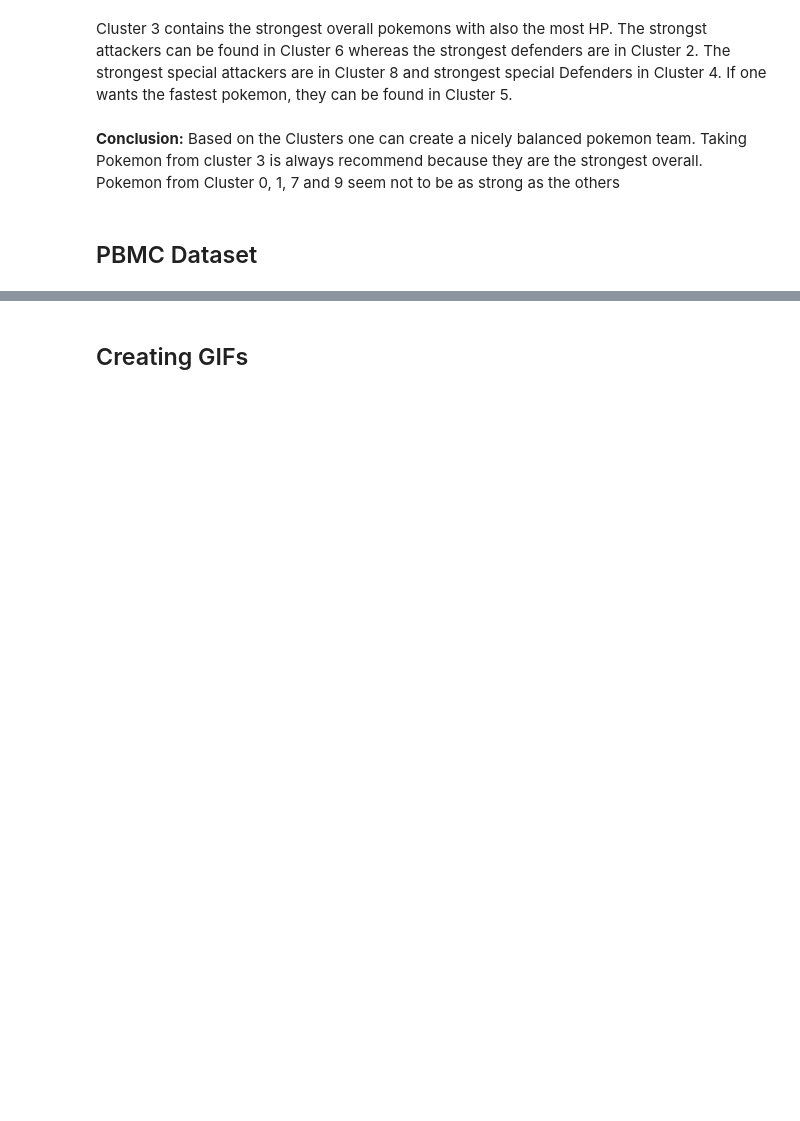
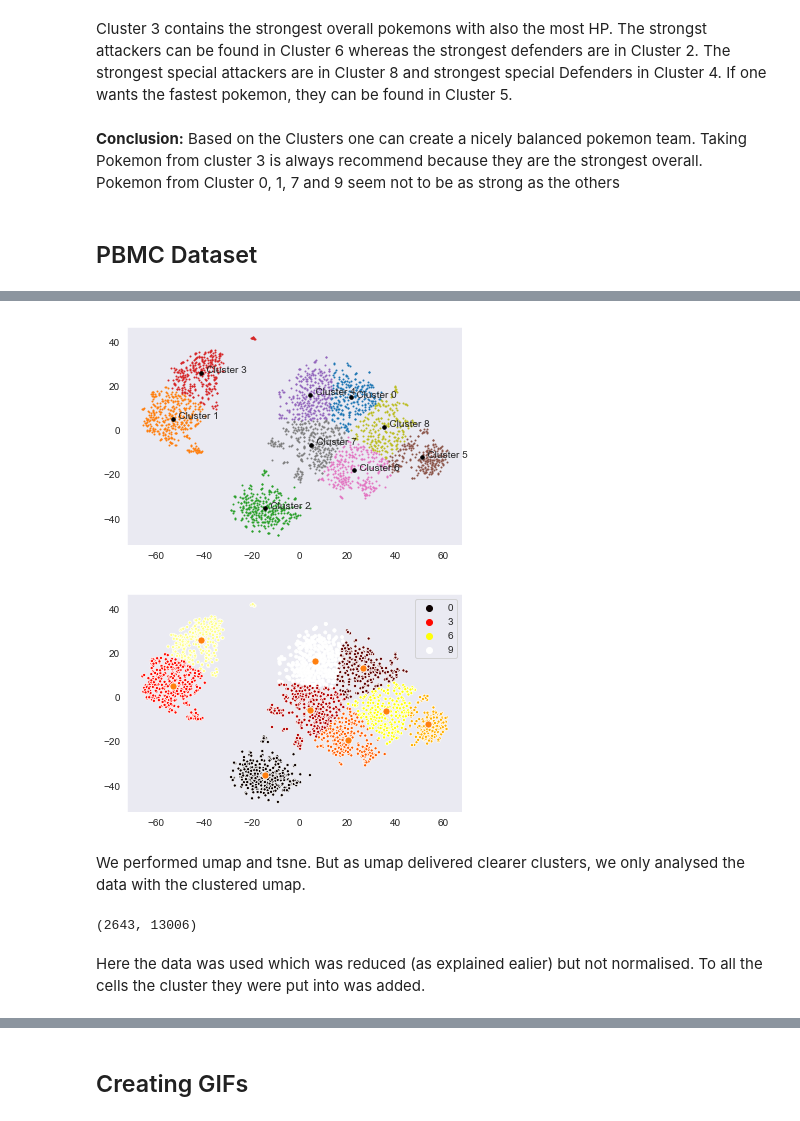
Before and after one commit to datascience-mobi/project-04-group-04, a Jupyter notebook: Group 04-04 KMeans Clustering.ipynb, the cells around one changed output, grey strips where cells are left out. Saved outputs shown, nothing was run; the diff lists cells and outputs as text; code cells hidden in the pictures; blank space fills up the shorter version.

```diff
--- a/Group 04-04 KMeans Clustering.ipynb
+++ b/Group 04-04 KMeans Clustering.ipynb
@@ -482,0 +538,9 @@ Cluster 3 contains the strongest overall pokemons with also the most HP. The str
+# %%
+km_tsne = cl.Kmeans(k=9).fit(processed_data_tsne)
+u.plot(km_tsne)
+u.plot_seaborn(processed_data_tsne, ks=9, methods="++")
+# %% [output]
+[figure, added]
+[figure, added]
+# %% [markdown]
+We performed umap and tsne. But as umap delivered clearer clusters, we only analysed the data with the clustered umap.
@@ -482,0 +549,4 @@ Cluster 3 contains the strongest overall pokemons with also the most HP. The str
+# %%
+minimised_data.shape
+# %% [output]
+(2643, 13006)
@@ -482,0 +555,2 @@ Cluster 3 contains the strongest overall pokemons with also the most HP. The str
+# %% [markdown]
+Here the data was used which was reduced (as explained ealier) but not normalised. To all the cells the cluster they were put into was added.
```
Also changed, not shown: parts of 25 cells of this notebook.
